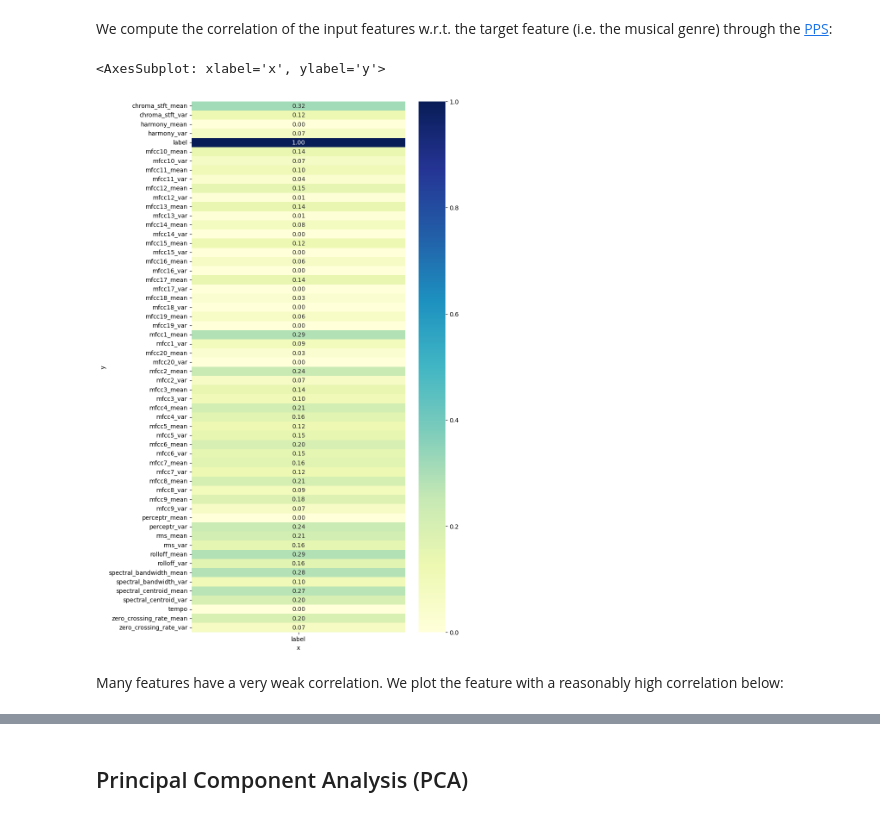
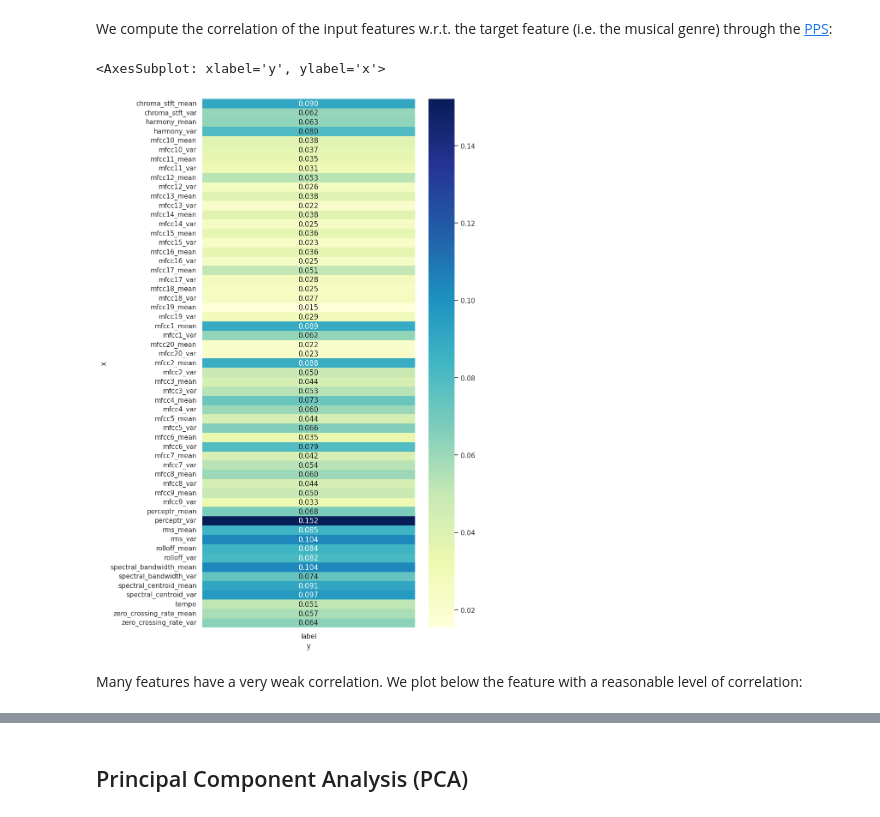
Before and after one commit to albertopirillo/naml-project-2023, a Jupyter notebook: EDA.ipynb, the cells around one changed output, grey strips where cells are left out. Cells and saved outputs as stored; diff of their text form; code cells hidden in the pictures.

```diff
--- a/EDA.ipynb
+++ b/EDA.ipynb
@@ -5,6 +5,7 @@ import numpy as np
 import pandas as pd
 import seaborn as sns
 import matplotlib.pyplot as plt
+sns.set_theme()
 # %% [markdown]
 ## Importing the data
 # %%
@@ -108,16 +109,13 @@ We can see that classes are balanced up to a very small error. This is not an is
 # %% [markdown]
 We compute the correlation of the input features w.r.t. the target feature (i.e. the musical genre) through the [PPS](https://8080labs.com/blog/posts/rip-correlation-introducing-the-predictive-power-score-pps/):
 # %%
-import ppscore
-df_cat = df.copy()
-df_cat['label'] = df['label'].astype('category').cat.codes
-pp_matrix = ppscore.matrix(df)
-matrix_df = pp_matrix[['x', 'y', 'ppscore']].pivot(columns='x', index='y', values='ppscore')
+import ppscore as pps
+pps_scores = pps.predictors(df, y='label')[['x', 'y', 'ppscore']].pivot(columns='y', index='x', values='ppscore')
 # %%
 fig, ax = plt.subplots(figsize=(8,16))
-sns.heatmap(matrix_df[['label']], annot=True, fmt=".2f", cmap="YlGnBu", ax=ax)
+sns.heatmap(pps_scores, annot=True, fmt=".3f", cmap="YlGnBu", ax=ax)
 # %% [output]
-<AxesSubplot: xlabel='x', ylabel='y'>
+<AxesSubplot: xlabel='y', ylabel='x'>
-[figure, old version]
+[figure, new version]
 # %% [markdown]
-Many features have a very weak correlation. We plot the feature with a reasonably high correlation below:
+Many features have a very weak correlation. We plot below the feature with a reasonable level of correlation:
```
Also changed, not shown: parts of 23 cells of this notebook.
